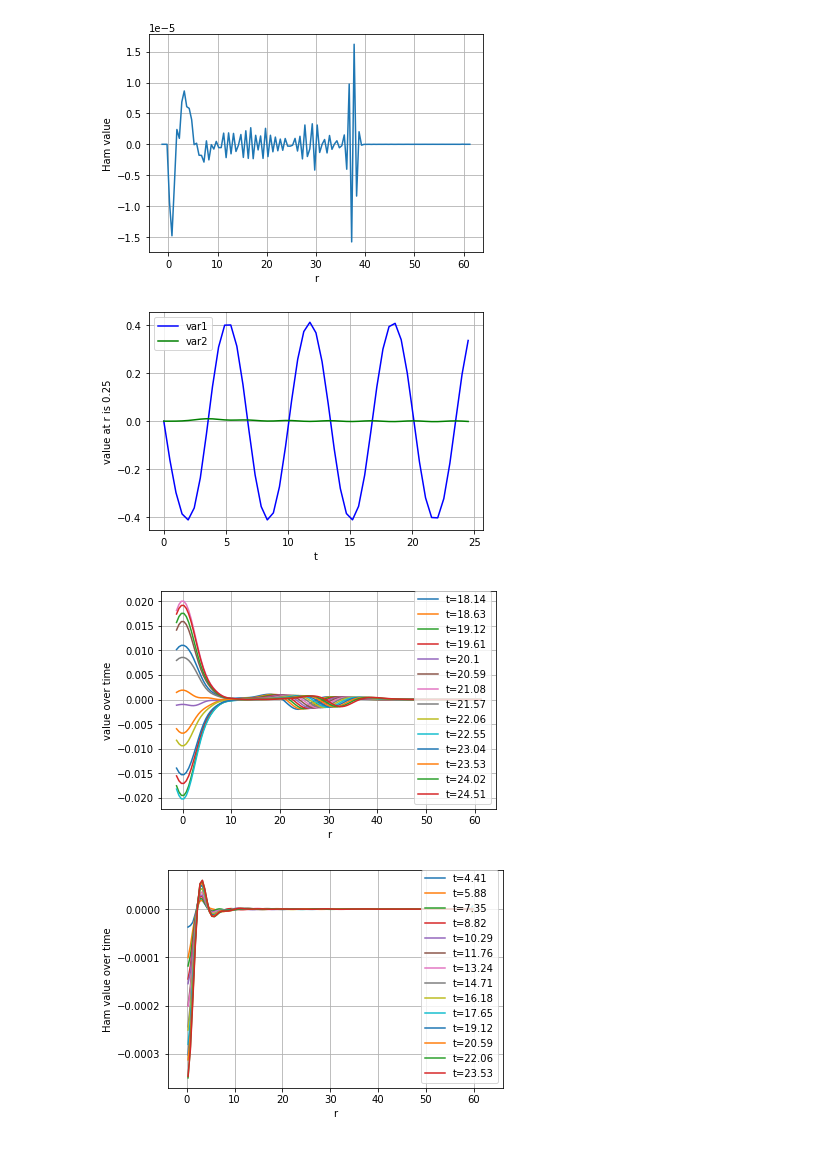
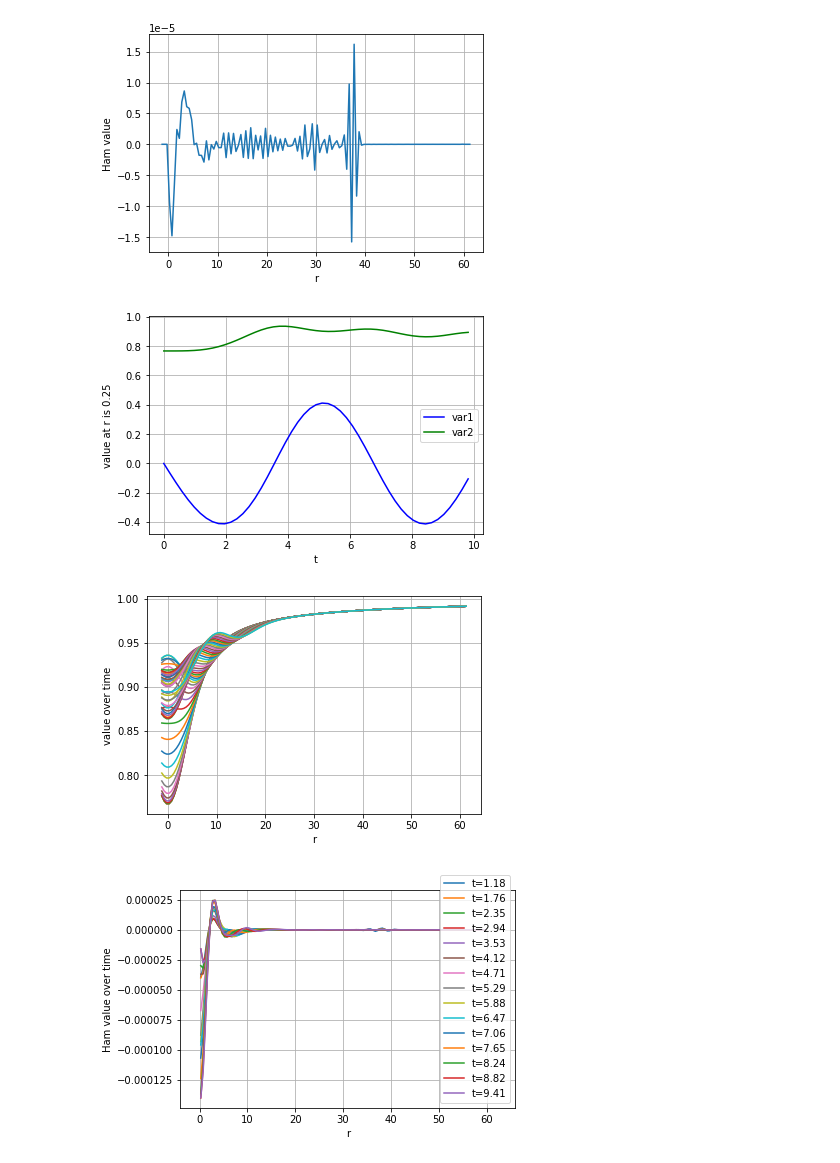
Before and after one commit to GRTLCollaboration/engrenage, a Jupyter notebook: examples/OscillatonEvolution.ipynb, the cells around one changed output. Saved outputs shown, nothing was run; the diff lists cells and outputs as text; code cells hidden in the pictures.

```diff
--- a/examples/OscillatonEvolution.ipynb
+++ b/examples/OscillatonEvolution.ipynb
@@ -71,7 +71,7 @@ plt.grid()
 [figure]
 # %%
 # for control of time integrator and spatial grid
-T = 25.0 # Maximum evolution time
+T = 10.0 # Maximum evolution time
 N_t = 51 # time resolution (only for outputs, not for integration)
 
 # Work out dt and time spacing of outputs
@@ -94,7 +94,7 @@ solution = dense_solution.sol(t).T
 # Plot a single point versus time
 N = N_r + num_ghosts * 2
 var1 = idx_u
-var2 = idx_phi
+var2 = idx_lapse
 
 idx = num_ghosts
 r_i = np.round(r[idx],2)
@@ -109,25 +109,25 @@ plt.legend(loc='best')
 #plt.ylim(-0.0023, 0.0023)
 plt.grid()
 # %% [output]
-[figure, old version]
+[figure, new version]
 # %%
 # plot the profile for some variable at a selection of times
-var = idx_K
+var = idx_lapse
 
 for i, t_i in enumerate(t) :
-    if (i < N_t) and (i % 1 == 0) and (t_i > 18.0) :
+    if (i < N_t) and (i % 1 == 0) and (t_i > 0.0) :
         labelt = "t="+str(round(t_i,2))
         f_t = solution[i, var * N: (var + 1) * N]
         plt.plot(r, f_t, label=labelt)
 
-plt.legend(loc=4)
+#plt.legend(loc=4)
 plt.xlabel('r')
 #plt.xlim(-1,5.0)
 #plt.ylim(-0.001, 0.001)
 plt.ylabel('value over time')
 plt.grid()
 # %% [output]
-[figure, old version]
+[figure, new version]
 # %%
 # calculate the diagnostics, just the Hamiltonian constraint for now
 r, Ham = get_diagnostics(solution, t, R, N_r)
@@ -135,7 +135,7 @@ r, Ham = get_diagnostics(solution, t, R, N_r)
 # plot the profile for Ham at a selection of times
 
 for i, t_i in enumerate(t) :
-    if (i < N_t) and (i % 3 == 0) and (t_i > 4.0) :
+    if (i < N_t) and (i % 3 == 0) and (t_i > 1.0) :
         labelt = "t="+str(round(t_i,2))
         Ham_t = Ham[i]
         Ham_t = Ham_t[num_ghosts:(N-num_ghosts)]
@@ -148,4 +148,4 @@ plt.xlim(-4.0,1.1*R)
 plt.ylabel('Ham value over time')
 plt.grid()
 # %% [output]
-[figure, old version]
+[figure, new version]
```
Also changed, not shown: 9 other files.
